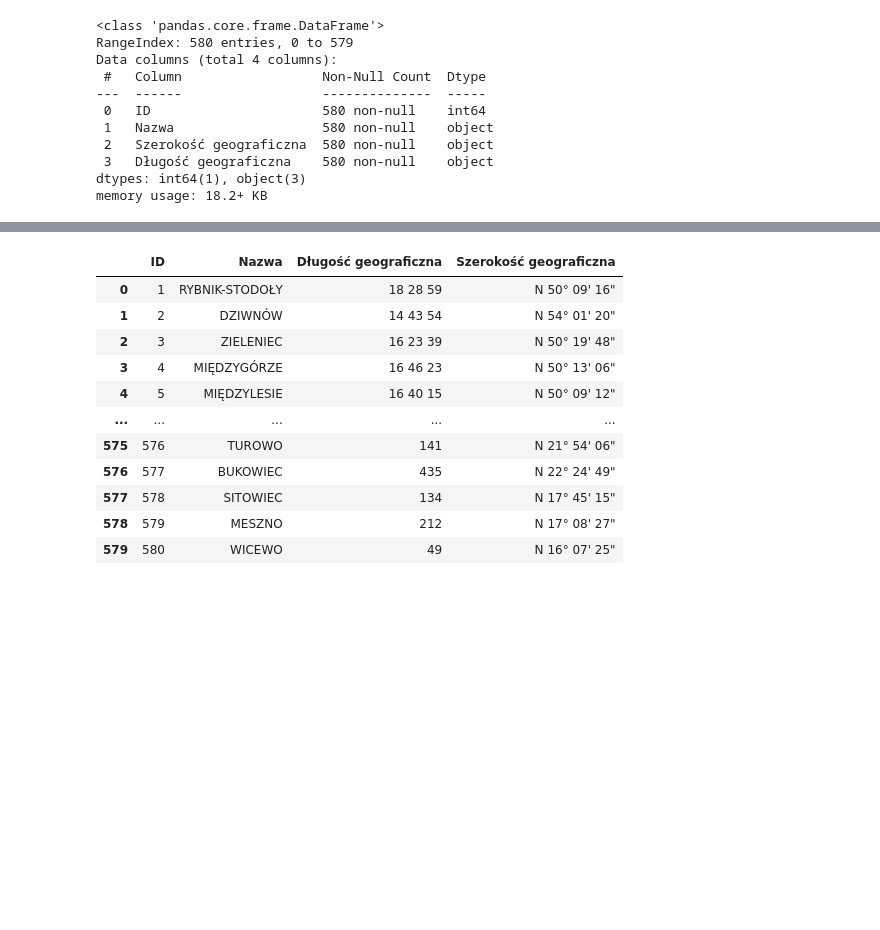
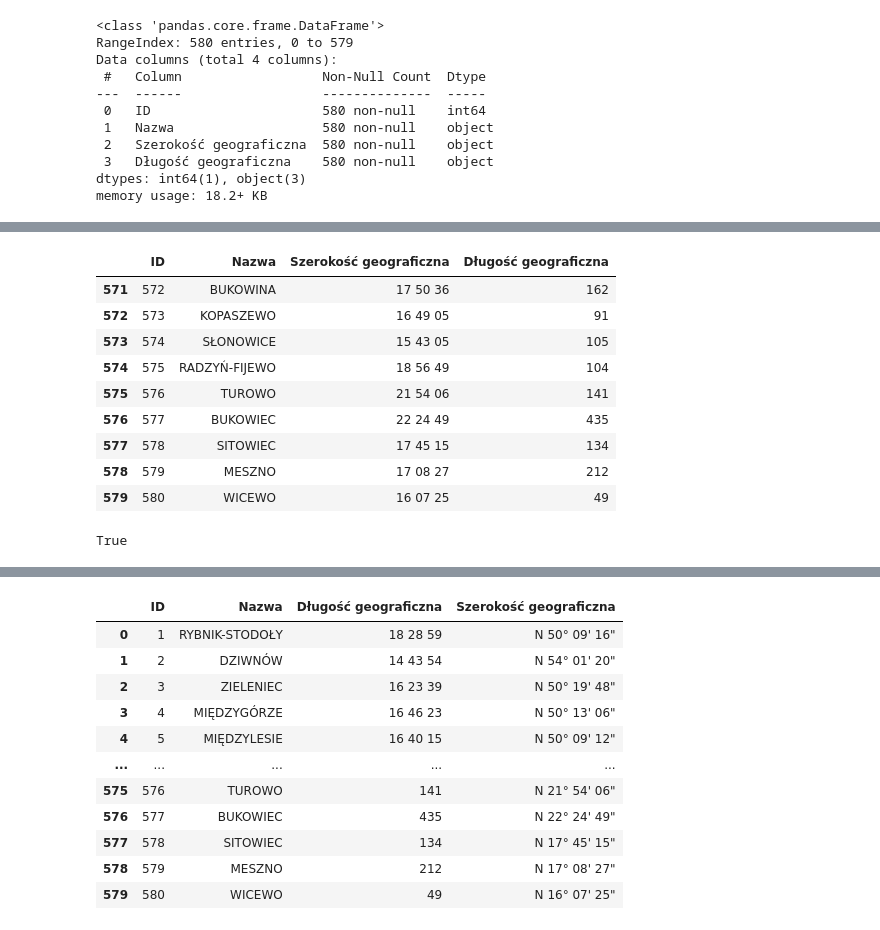
Before and after one commit to oliwia-kol/Hitech-Girls-Orange-AI-Project, a Jupyter notebook: Zadanie_Orange.ipynb, the cells around one changed output, grey strips where cells are left out. Drawn from its saved outputs; the diff is of its cells as text; code cells hidden in the pictures; blank space fills up the shorter version.

```diff
--- a/Zadanie_Orange.ipynb
+++ b/Zadanie_Orange.ipynb
@@ -669,0 +717,20 @@ array(['50 09 16', '54 01 20', '50 19 48', '50 13 06', '50 09 12',
+# %%
+# wypisanie tablicy miejscowości ze złymi danymi długości geograficznej
+dl_t = kody_stacji[kody_stacji['Długość geograficzna'].isin(dl)]
+dl_t
+# %% [output]
+|  | ID | Nazwa | Szerokość geograficzna | Długość geograficzna |
+| 571 | 572 | BUKOWINA | 17 50 36 | 162 |
+| 572 | 573 | KOPASZEWO | 16 49 05 | 91 |
+| 573 | 574 | SŁONOWICE | 15 43 05 | 105 |
+| 574 | 575 | RADZYŃ-FIJEWO | 18 56 49 | 104 |
+| 575 | 576 | TUROWO | 21 54 06 | 141 |
+| 576 | 577 | BUKOWIEC | 22 24 49 | 435 |
+| 577 | 578 | SITOWIEC | 17 45 15 | 134 |
+| 578 | 579 | MESZNO | 17 08 27 | 212 |
+| 579 | 580 | WICEWO | 16 07 25 | 49 |
+# %%
+# sprawdzenie czy te tablice mają te same źle wpisane rekordy
+sz_t.equals(dl_t)
+# %% [output]
+True
```
Also changed, not shown: parts of 17 cells of this notebook.
